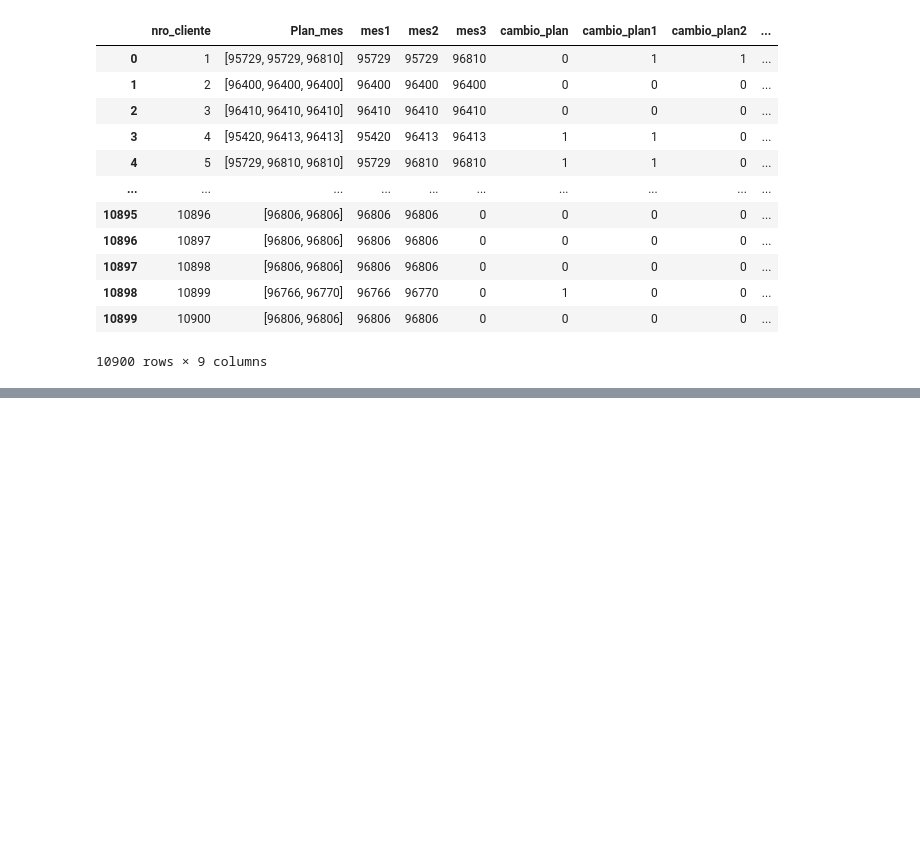
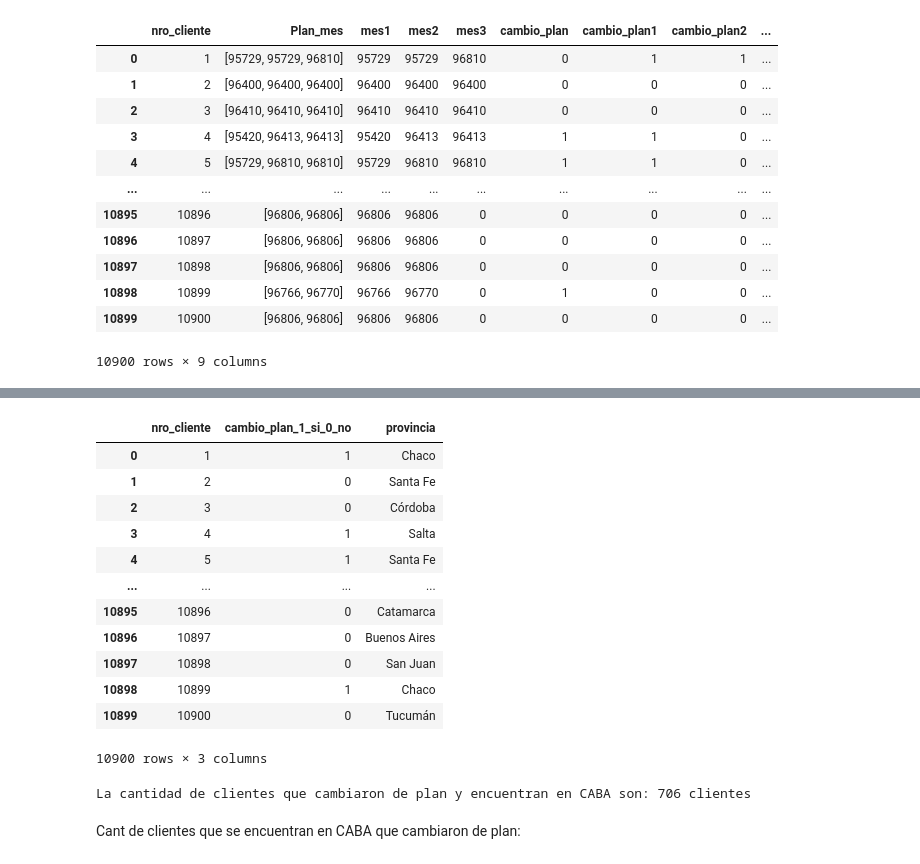
Before and after one commit to NapoliD/telecom, a Jupyter notebook: Clientes.ipynb, the cells around one changed output, grey strips where cells are left out. Cells and saved outputs as stored; diff of their text form; code cells hidden in the pictures; blank space fills up the shorter version.

```diff
--- a/Clientes.ipynb
+++ b/Clientes.ipynb
@@ -159,0 +196,3 @@ base_final.to_csv("Clientes_cambio_plan.csv",index=False)
+# %%
+provincia = pd.read_csv('provincia.csv',sep=';',encoding='latin-1',decimal=',',thousands='.')
+provincia
@@ -159,0 +213,25 @@ base_final.to_csv("Clientes_cambio_plan.csv",index=False)
+# %%
+provincia2=base_final2.merge(provincia, on='nro_cliente', how='left')
+provincia2
+# %% [output]
+|  | nro_cliente | cambio_plan_1_si_0_no | provincia |
+| 0 | 1 | 1 | Chaco |
+| 1 | 2 | 0 | Santa Fe |
+| 2 | 3 | 0 | Córdoba |
+| 3 | 4 | 1 | Salta |
+| 4 | 5 | 1 | Santa Fe |
+| ... | ... | ... | ... |
+| 10895 | 10896 | 0 | Catamarca |
+| 10896 | 10897 | 0 | Buenos Aires |
+| 10897 | 10898 | 0 | San Juan |
+| 10898 | 10899 | 1 | Chaco |
+| 10899 | 10900 | 0 | Tucumán |
+10900 rows × 3 columns
+# %%
+cambiaron_caba=provincia2[(provincia2['cambio_plan_1_si_0_no']==1) & (provincia2['provincia'].str.contains("Ciudad Aut"))]
+cant_camb=cambiaron_caba['nro_cliente'].count()
+print(f'La cantidad de clientes que cambiaron de plan y encuentran en CABA son: {cant_camb} clientes')
+# %% [output]
+La cantidad de clientes que cambiaron de plan y encuentran en CABA son: 706 clientes
+# %% [markdown]
+Cant de clientes que se encuentran en CABA que cambiaron de plan:
```
Also changed, not shown: parts of 5 cells of this notebook.
